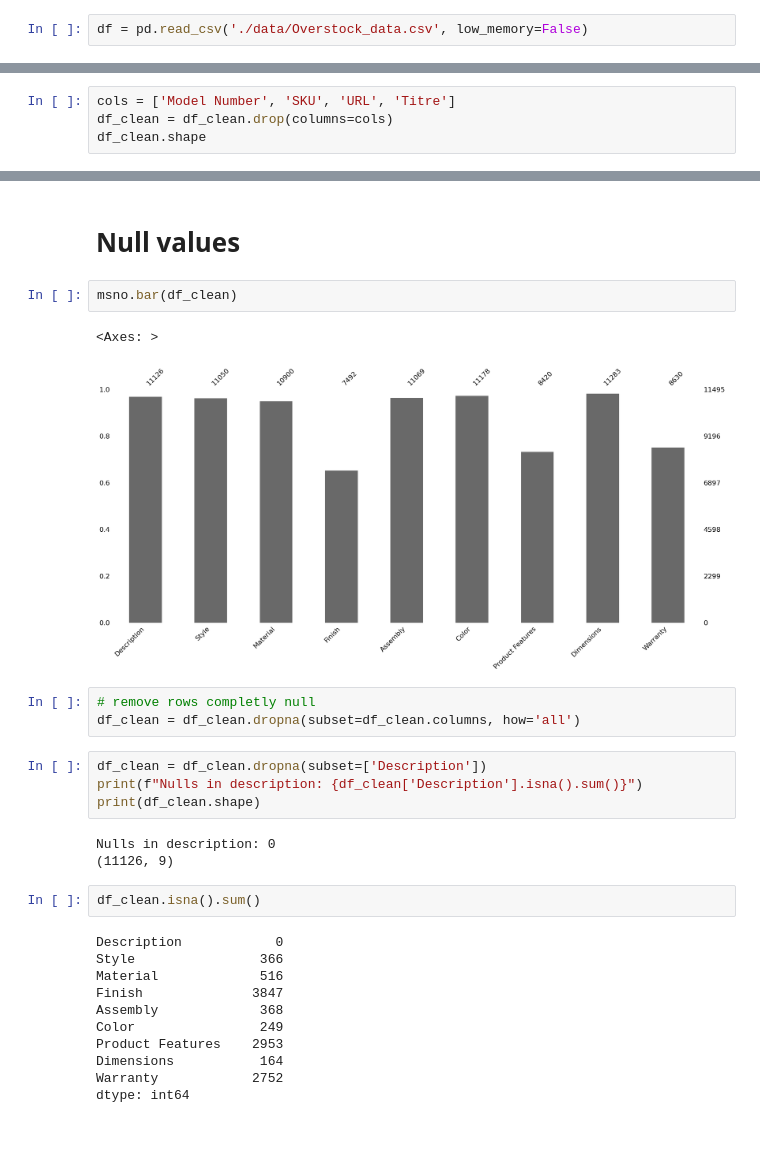
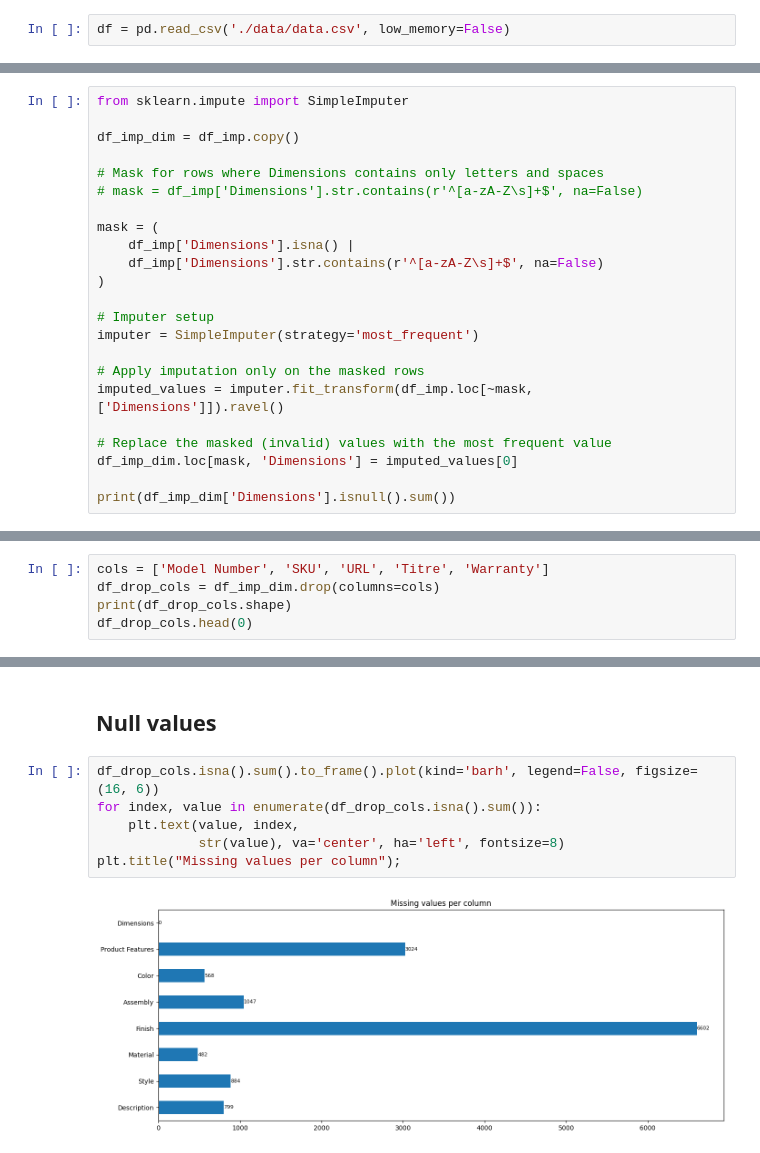
Before and after one commit to abdelhaqelamraoui/pfe_product_description_generation, a Jupyter notebook: data_clening.ipynb, the cells around one changed output, grey strips where cells are left out. Drawn from its saved outputs; the diff is of its cells as text.

Commit message:
merge new data and reclean it

```diff
--- a/data_clening.ipynb
+++ b/data_clening.ipynb
@@ -8,5 +9,5 @@ import re
 # %%
-df = pd.read_csv('./data/Overstock_data.csv', low_memory=False)
+df = pd.read_csv('./data/data.csv', low_memory=False)
 # %%
 df.shape
 # %% [output]
@@ -41,0 +211,23 @@ df_clean.head(1)
+# %%
+from sklearn.impute import SimpleImputer
+
+df_imp_dim = df_imp.copy()
+
+# Mask for rows where Dimensions contains only letters and spaces
+# mask = df_imp['Dimensions'].str.contains(r'^[a-zA-Z\s]+$', na=False)
+
+mask = (
+    df_imp['Dimensions'].isna() |
+    df_imp['Dimensions'].str.contains(r'^[a-zA-Z\s]+$', na=False)
+)
+
+# Imputer setup
+imputer = SimpleImputer(strategy='most_frequent')
+
+# Apply imputation only on the masked rows
+imputed_values = imputer.fit_transform(df_imp.loc[~mask, ['Dimensions']]).ravel()
+
+# Replace the masked (invalid) values with the most frequent value
+df_imp_dim.loc[mask, 'Dimensions'] = imputed_values[0]
+
+print(df_imp_dim['Dimensions'].isnull().sum())
@@ -42,5 +238,6 @@ df_clean.head(1)
 # %%
-cols = ['Model Number', 'SKU', 'URL', 'Titre']
-df_clean = df_clean.drop(columns=cols)
-df_clean.shape
+cols = ['Model Number', 'SKU', 'URL', 'Titre', 'Warranty']
+df_drop_cols = df_imp_dim.drop(columns=cols)
+print(df_drop_cols.shape)
+df_drop_cols.head(0)
 # %% [output]
@@ -86,30 +246,10 @@ df_clean.head()
 # %% [markdown]
-# Null values
+## Null values
-# %%
-msno.bar(df_clean)
-# %% [output]
-<Axes: >
-[figure, removed]
-# %%
-# remove rows completly null
-df_clean = df_clean.dropna(subset=df_clean.columns, how='all')
-# %%
-df_clean = df_clean.dropna(subset=['Description'])
-print(f"Nulls in description: {df_clean['Description'].isna().sum()}")
-print(df_clean.shape)
-# %% [output]
-Nulls in description: 0
-(11126, 9)
-# %%
-df_clean.isna().sum()
-# %% [output]
-Description            0
-Style                366
-Material             516
-Finish              3847
-Assembly             368
-Color                249
-Product Features    2953
-Dimensions           164
-Warranty            2752
-dtype: int64
+# %%
+df_drop_cols.isna().sum().to_frame().plot(kind='barh', legend=False, figsize=(16, 6))
+for index, value in enumerate(df_drop_cols.isna().sum()):
+    plt.text(value, index,
+             str(value), va='center', ha='left', fontsize=8)
+plt.title("Missing values per column");
+# %% [output]
+[figure, added]
```
Also changed, not shown: parts of 28 cells of this notebook, 7 other files.
